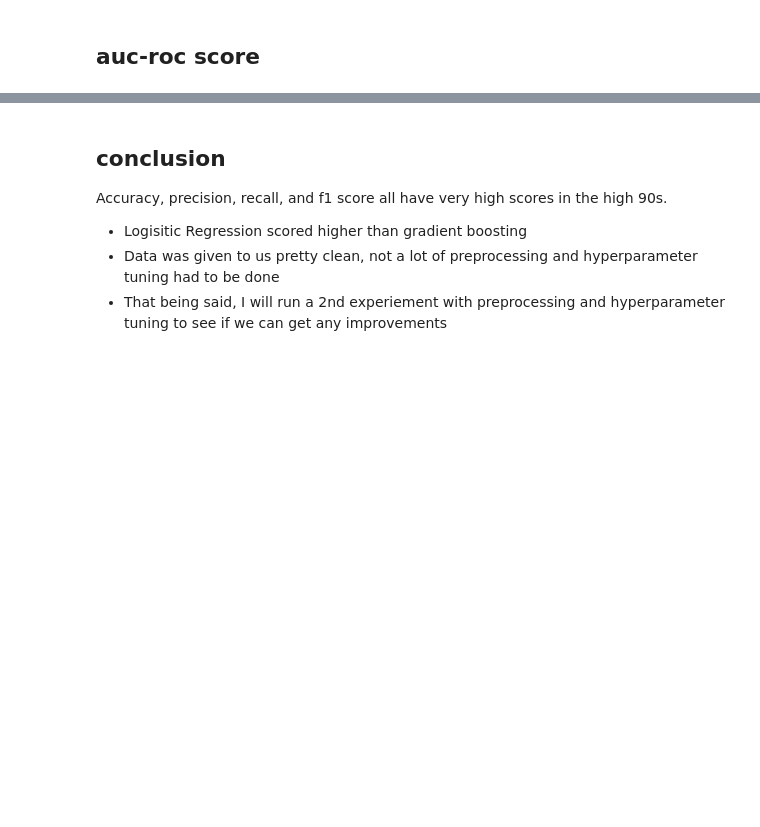
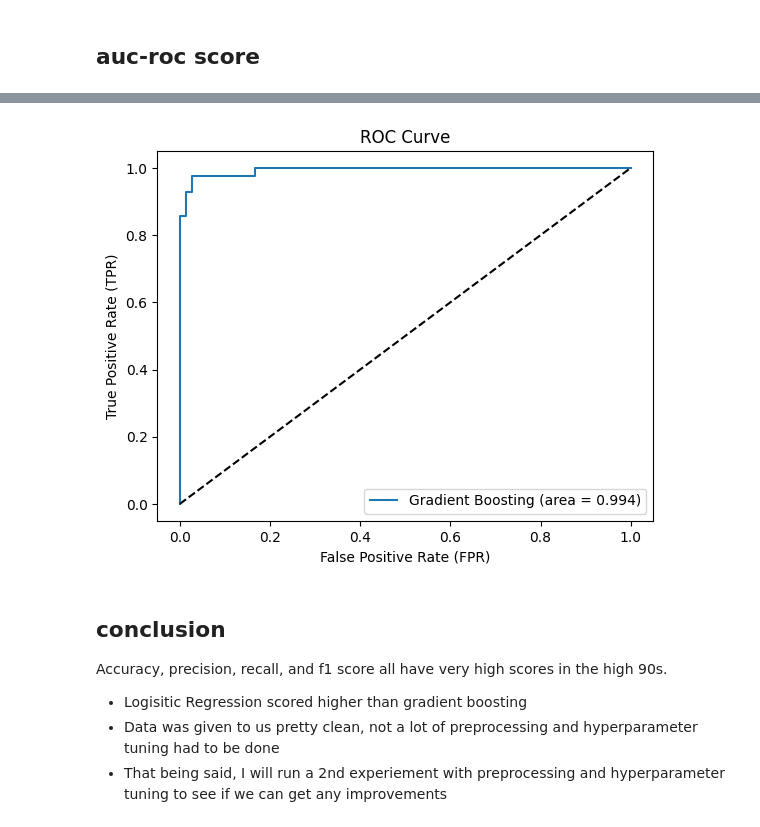
Before and after one commit to dpons222/Portfolio, a Jupyter notebook: Cancer-Prediction/cancer_prediction.ipynb, the cells around one changed output, grey strips where cells are left out. Saved outputs shown, nothing was run; the diff lists cells and outputs as text; code cells hidden in the pictures; blank space fills up the shorter version.

```diff
--- a/Cancer-Prediction/cancer_prediction.ipynb
+++ b/Cancer-Prediction/cancer_prediction.ipynb
@@ -243,6 +243,7 @@ classification report for logistic regression and for gradient boosting
 y_pred_lr = pipe_lr.predict(X_test)
 y_pred_proba_lr = pipe_lr.predict_proba(X_test)
 y_pred_gb = pipe_gb.predict(X_test)
+y_pred_proba_gb = pipe_gb.predict_proba(X_test)
 print(f'Logistic Regression classification report:\n{classification_report(y_test, y_pred_lr)}')
 print(f'Gradient Boosting classification report:\n{classification_report(y_test, y_pred_gb)}')
 # %% [output]
@@ -297,3 +315,14 @@ plt.show()
+# %%
+plt.figure()
+plt.plot(fpr2, tpr2, label=f'Gradient Boosting (area = {auc_roc_gb:.3f})')
+plt.plot([0, 1], [0, 1], 'k--')  # Random guessing line
+plt.xlabel('False Positive Rate (FPR)')
+plt.ylabel('True Positive Rate (TPR)')
+plt.title('ROC Curve')
+plt.legend(loc='lower right')
+plt.show()
+# %% [output]
+[figure, added]
 # %% [markdown]
 ## conclusion
 Accuracy, precision, recall, and f1 score all have very high scores in the high 90s.
```
Also changed, not shown: parts of 21 cells of this notebook.
